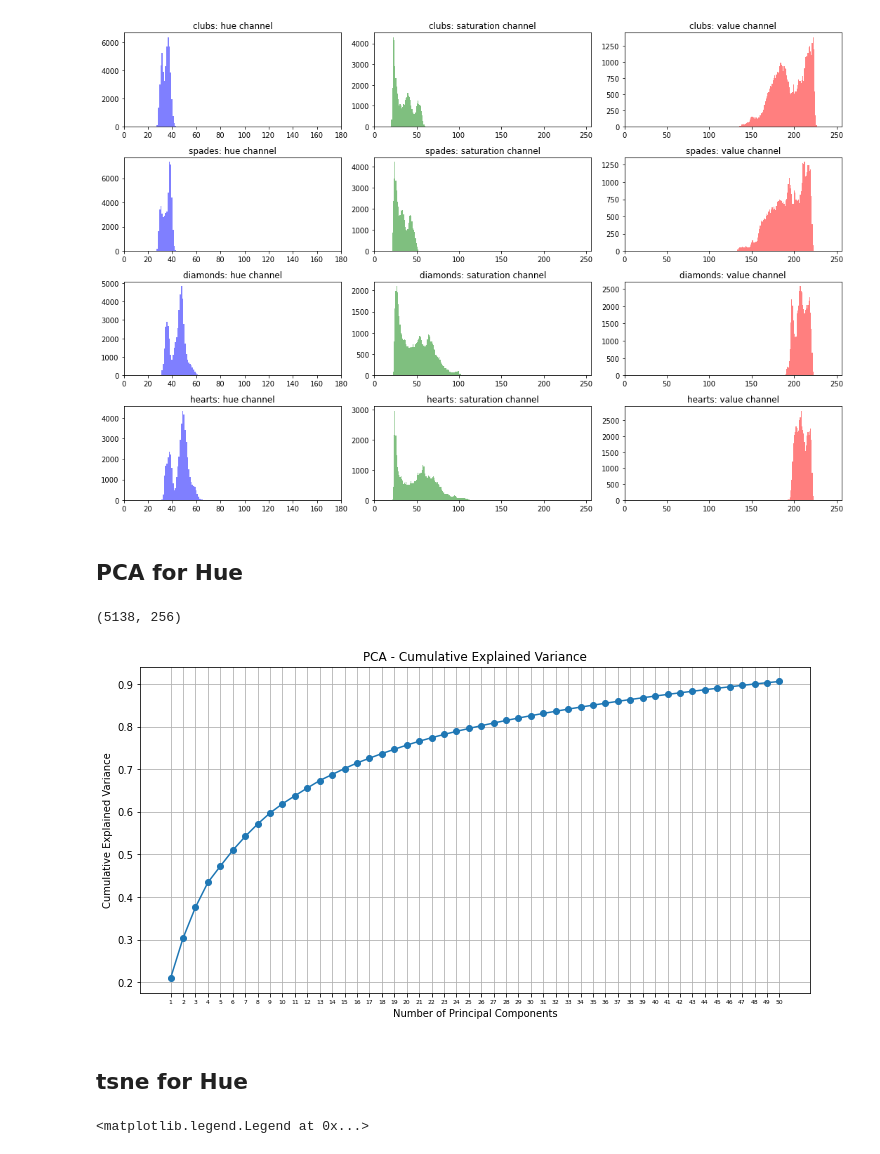
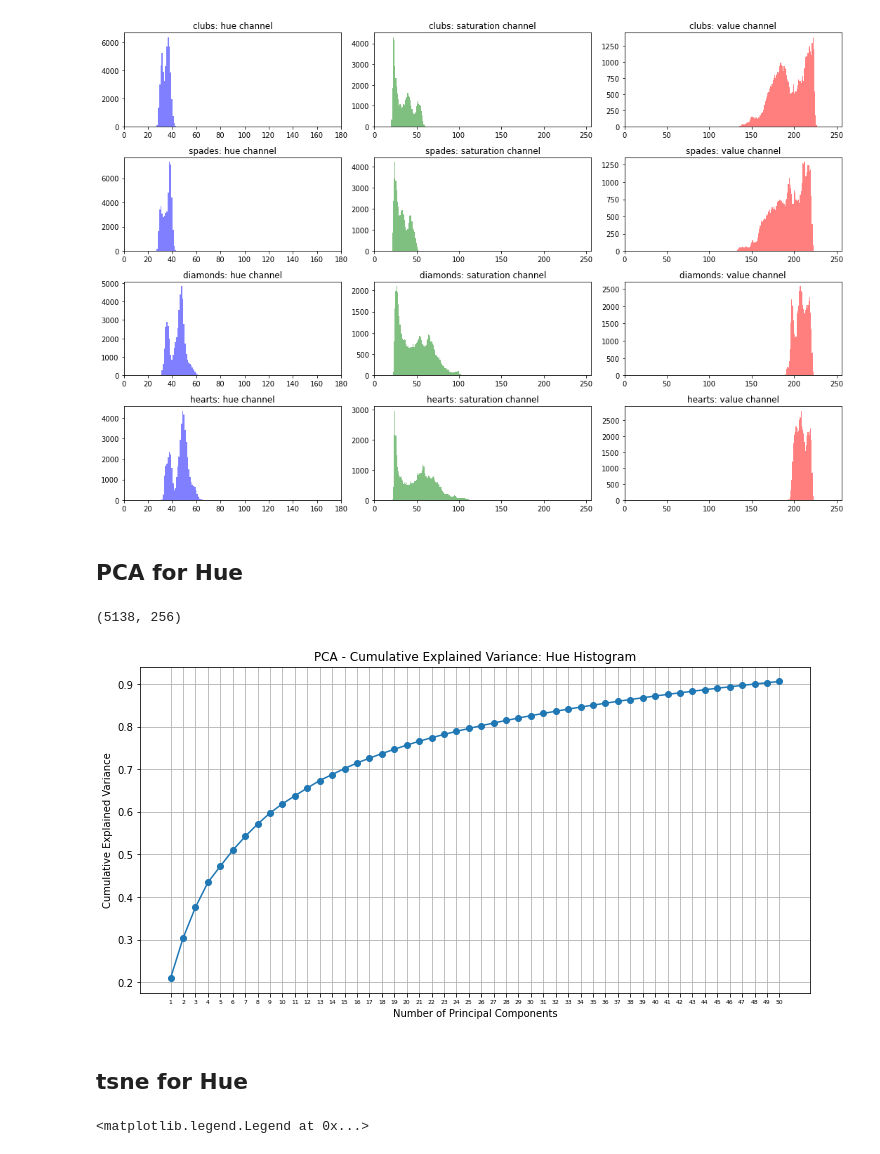
Before and after one commit to DianaLNguyen/ucb_mids_w281_project, a Jupyter notebook: feature_HSV_RGB.ipynb, the cells around one changed output. Cells and saved outputs as stored; diff of their text form; code cells hidden in the pictures.

```diff
--- a/feature_HSV_RGB.ipynb
+++ b/feature_HSV_RGB.ipynb
@@ -219,42 +219,42 @@ plt.tight_layout()
 plt.show()
 # %% [output]
 [figure]
-# %% [markdown]
-## PCA for Hue
+# %% [markdown]
+## PCA for Hue
 # %%
 # Perform PCA on the hue channel of HSV.
 
 num_images = len(train_df.filepaths)
 num_pixels = 256
 
 images_hue = np.zeros((num_images,num_pixels))
 for i, img_path in enumerate(train_df.filepaths):
     images_hue[i] =  hist_hsv(img_path,channel=0)
 pca = PCA(n_components = 50)
 images_hsv_pca = pca.fit_transform(images_hue)
 print((images_hue.shape))
 
 # Cumulative explained variance.
 explained_variance_ratio = pca.explained_variance_ratio_
 cumulative_explained_variance = np.cumsum(explained_variance_ratio)
 
 # Determine the number of principal components to plot with increments of 100.
 num_components = 50 #hog_hue_features_pca.shape[1]
 components_range = np.arange(1, num_components + 1, 1)
 
 plt.figure(figsize=(12, 6))
 plt.plot(components_range, cumulative_explained_variance[components_range - 1], marker='o')
 plt.xlabel('Number of Principal Components')
 plt.ylabel('Cumulative Explained Variance')
-plt.title('PCA - Cumulative Explained Variance')
+plt.title('PCA - Cumulative Explained Variance: Hue Histogram')
 plt.xticks(components_range, fontsize=6)
 plt.grid(True)
 plt.show()
 # %% [output]
 (5138, 256)
-[figure, old version]
+[figure, new version]
-# %% [markdown]
-## tsne for Hue
+# %% [markdown]
+## tsne for Hue
 # %%
 tsne = TSNE(n_components=2, random_state=1)
 X = tsne.fit_transform(images_hue)
```
Also changed, not shown: parts of 10 cells of this notebook, 3 other files.
